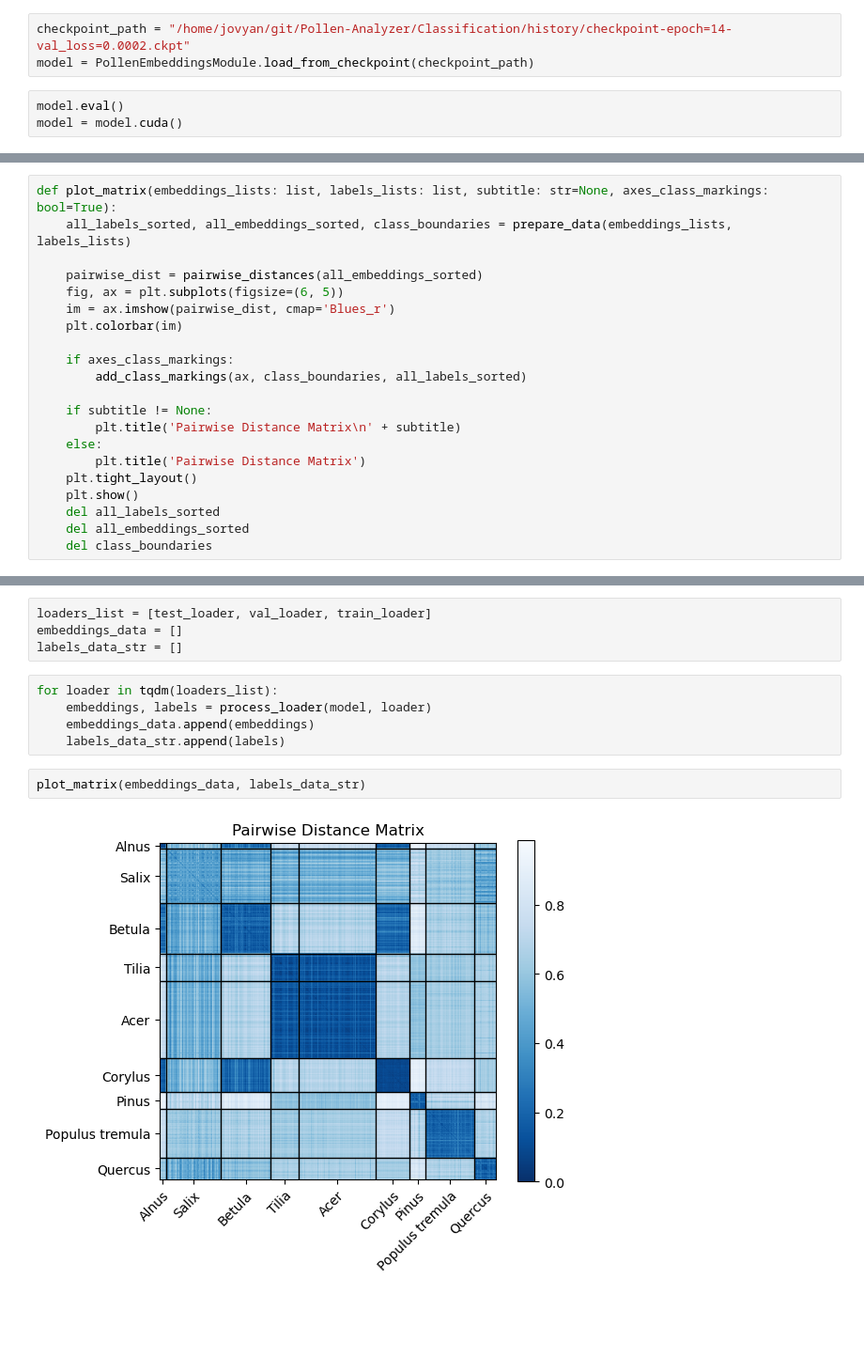
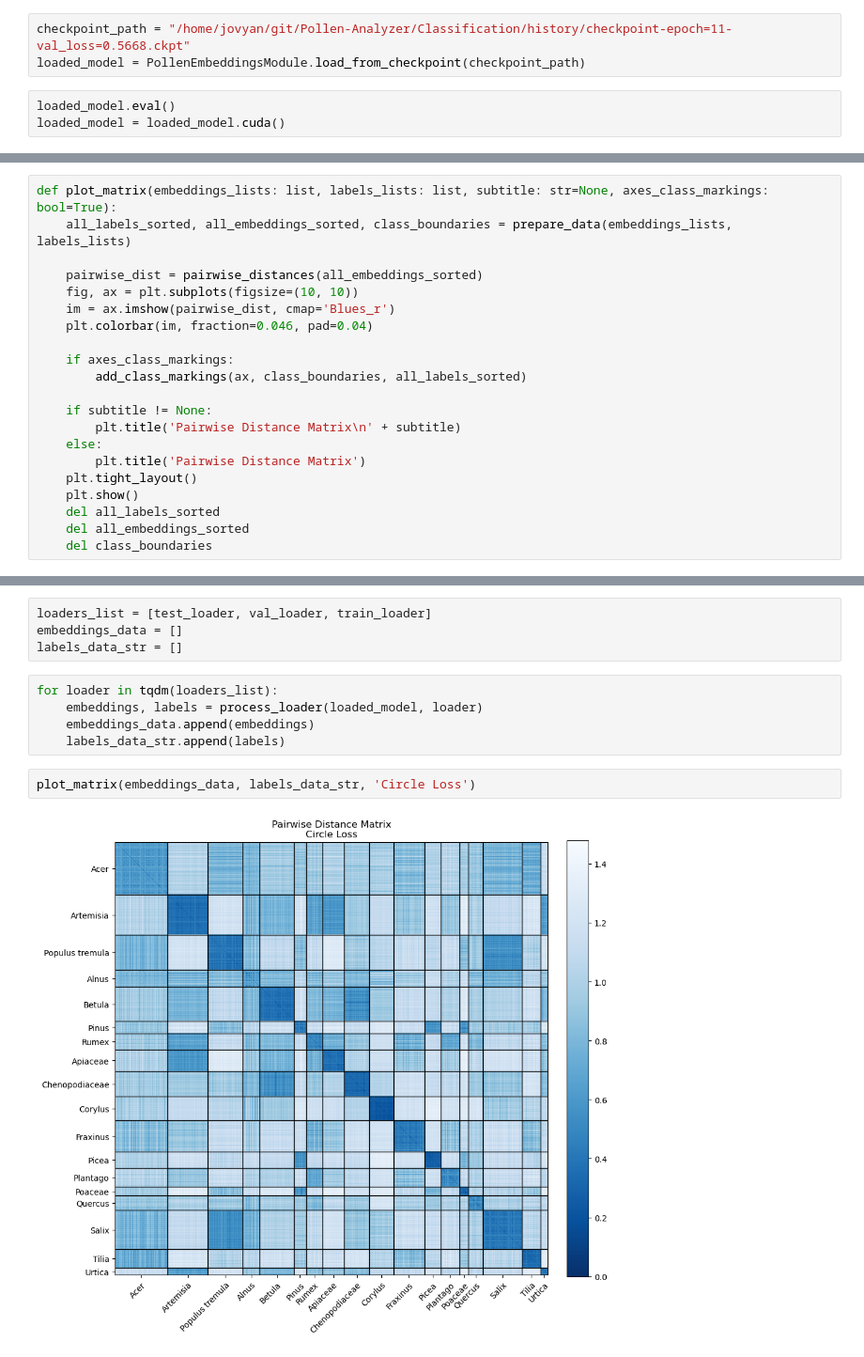
Before and after one commit to Digiratory/Pollen-Analyzer, a Jupyter notebook: Classification/Classification-circleLoss.ipynb, the cells around one changed output, grey strips where cells are left out. Shown at 94% size. Drawn from its saved outputs; the diff is of its cells as text; blank space fills up the shorter version.

```diff
--- a/Classification/Classification-circleLoss.ipynb
+++ b/Classification/Classification-circleLoss.ipynb
@@ -369,11 +427,11 @@ model.plot_losses()
 # %% [markdown]
 ## Loading the model
 # %%
-checkpoint_path = "/home/jovyan/git/Pollen-Analyzer/Classification/history/checkpoint-epoch=14-val_loss=0.0002.ckpt"
-model = PollenEmbeddingsModule.load_from_checkpoint(checkpoint_path)
+checkpoint_path = "/home/jovyan/git/Pollen-Analyzer/Classification/history/checkpoint-epoch=11-val_loss=0.5668.ckpt"
+loaded_model = PollenEmbeddingsModule.load_from_checkpoint(checkpoint_path)
 # %%
-model.eval()
-model = model.cuda()
+loaded_model.eval()
+loaded_model = loaded_model.cuda()
 # %% [markdown]
 ## Metrics and quality analysis
 # %%
@@ -392,9 +450,9 @@ def plot_matrix(embeddings_lists: list, labels_lists: list, subtitle: str=None,
     all_labels_sorted, all_embeddings_sorted, class_boundaries = prepare_data(embeddings_lists, labels_lists)
 
     pairwise_dist = pairwise_distances(all_embeddings_sorted)
-    fig, ax = plt.subplots(figsize=(6, 5))
+    fig, ax = plt.subplots(figsize=(10, 10))
     im = ax.imshow(pairwise_dist, cmap='Blues_r')
-    plt.colorbar(im)
+    plt.colorbar(im, fraction=0.046, pad=0.04)
 
     if axes_class_markings:
         add_class_markings(ax, class_boundaries, all_labels_sorted)
@@ -449,10 +507,10 @@ embeddings_data = []
 labels_data_str = []
 # %%
 for loader in tqdm(loaders_list):
-    embeddings, labels = process_loader(model, loader)
+    embeddings, labels = process_loader(loaded_model, loader)
     embeddings_data.append(embeddings)
     labels_data_str.append(labels)
 # %%
-plot_matrix(embeddings_data, labels_data_str)
+plot_matrix(embeddings_data, labels_data_str, 'Circle Loss')
 # %% [output]
-[figure, old version]
+[figure, new version]
```
Also changed, not shown: parts of 12 cells of this notebook, 2 other files.
